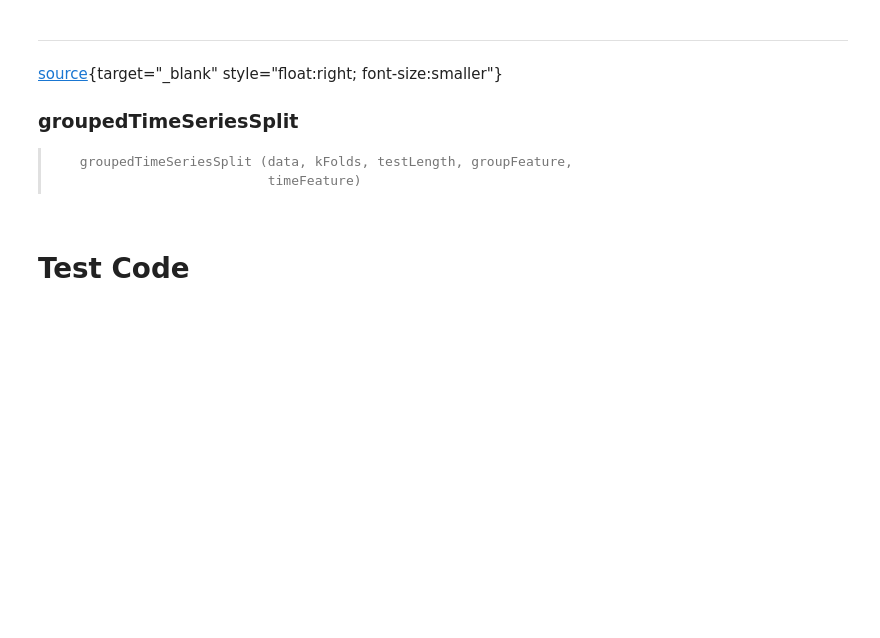
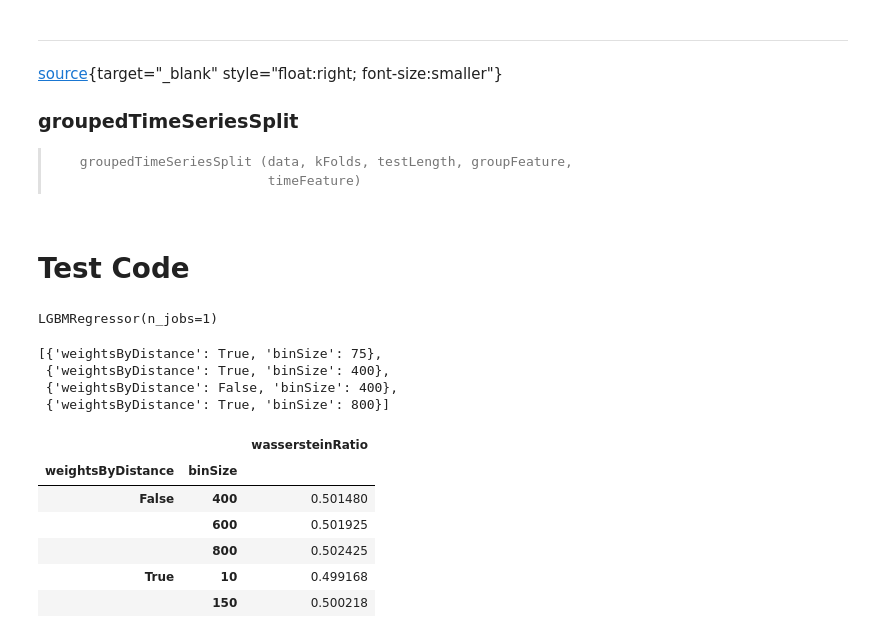
Before and after one commit to d3group/dddex, a Jupyter notebook: _proc/04_CrossValidation.ipynb, the cells around one changed output. Cells and saved outputs as stored; diff of their text form; code cells hidden in the pictures; blank space fills up the shorter version.

```diff
--- a/_proc/04_CrossValidation.ipynb
+++ b/_proc/04_CrossValidation.ipynb
@@ -346,0 +361,13 @@ show_doc(groupedTimeSeriesSplit)
+# %%
+LGBM = LGBMRegressor(n_jobs = 1)
+LGBM.fit(XTrain, yTrain)
+# %% [output]
+LGBMRegressor(n_jobs=1)
+# %%
+dataTrain = data[data.label == 'train']
+
+cvFolds = groupedTimeSeriesSplit(data = dataTrain,
+                                 kFolds = 3,
+                                 testLength = 28,
+                                 groupFeature = 'id',
+                                 timeFeature = 'dayIndex')
@@ -346,0 +394,13 @@ show_doc(groupedTimeSeriesSplit)
+# %%
+# LSKDEx = LevelSetKDEx(estimator = CVEstimator.best_estimator_)
+LSKDEx = LevelSetKDEx(estimator = LGBM)
+
+paramGridLSx = {'binSize': [10, 20, 35, 50, 75, 100, 150, 200, 250, 400, 600, 800, 1000],
+                'weightsByDistance': [True, False]}
+
+CV = DensityCrossValidation(estimator = LSKDEx,
+                            cvFolds = cvFolds,
+                            parameterGrid = paramGridLSx,
+                            n_jobs = len(cvFolds),
+                            randomSearch = True,
+                            nIter = 5)
@@ -346,0 +409,19 @@ show_doc(groupedTimeSeriesSplit)
+# %%
+list(ps.__iter__())
+# %% [output]
+[{'weightsByDistance': True, 'binSize': 75},
+ {'weightsByDistance': True, 'binSize': 400},
+ {'weightsByDistance': False, 'binSize': 400},
+ {'weightsByDistance': True, 'binSize': 800}]
+# %%
+CV.fit(X = XTrain, y = yTrain)
+# %%
+CV.cvResults
+# %% [output]
+|  |  | wassersteinRatio |
+| weightsByDistance | binSize |  |
+| False | 400 | 0.501480 |
+|  | 600 | 0.501925 |
+|  | 800 | 0.502425 |
+| True | 10 | 0.499168 |
+|  | 150 | 0.500218 |
```
Also changed, not shown: parts of 7 cells of this notebook, 7 other files.
